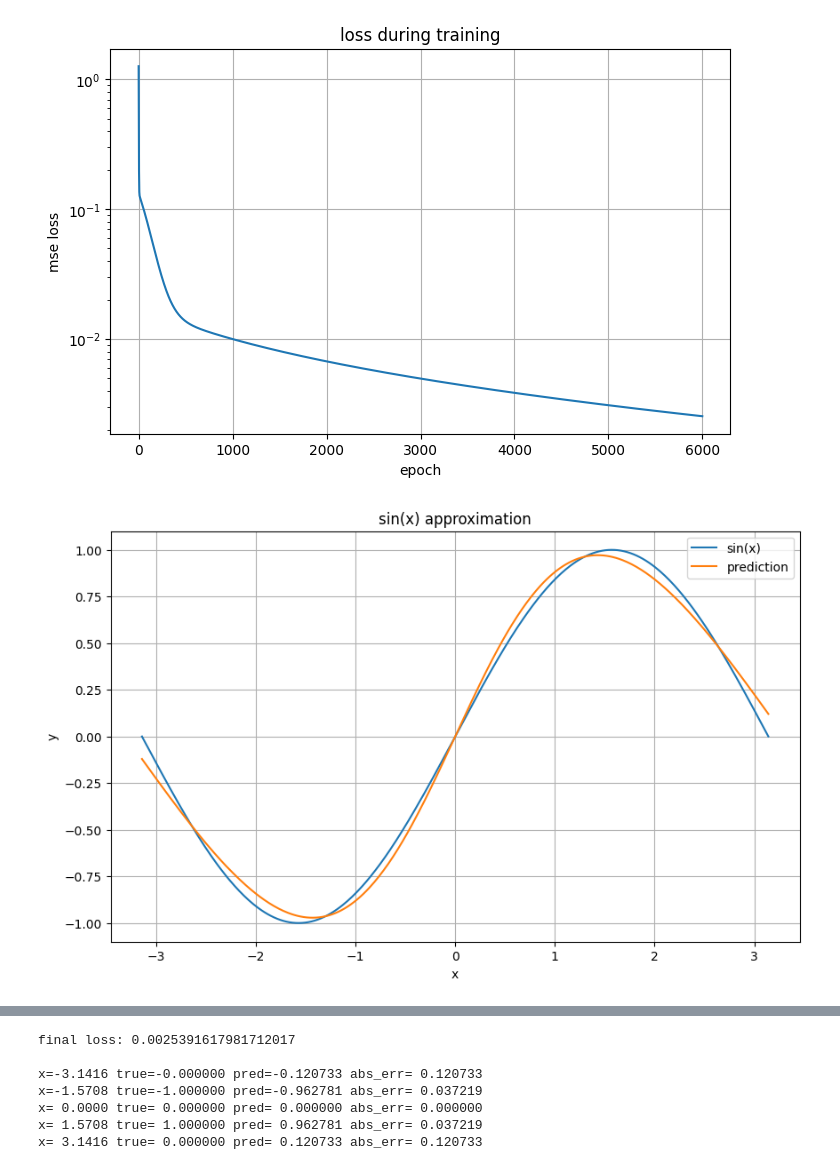
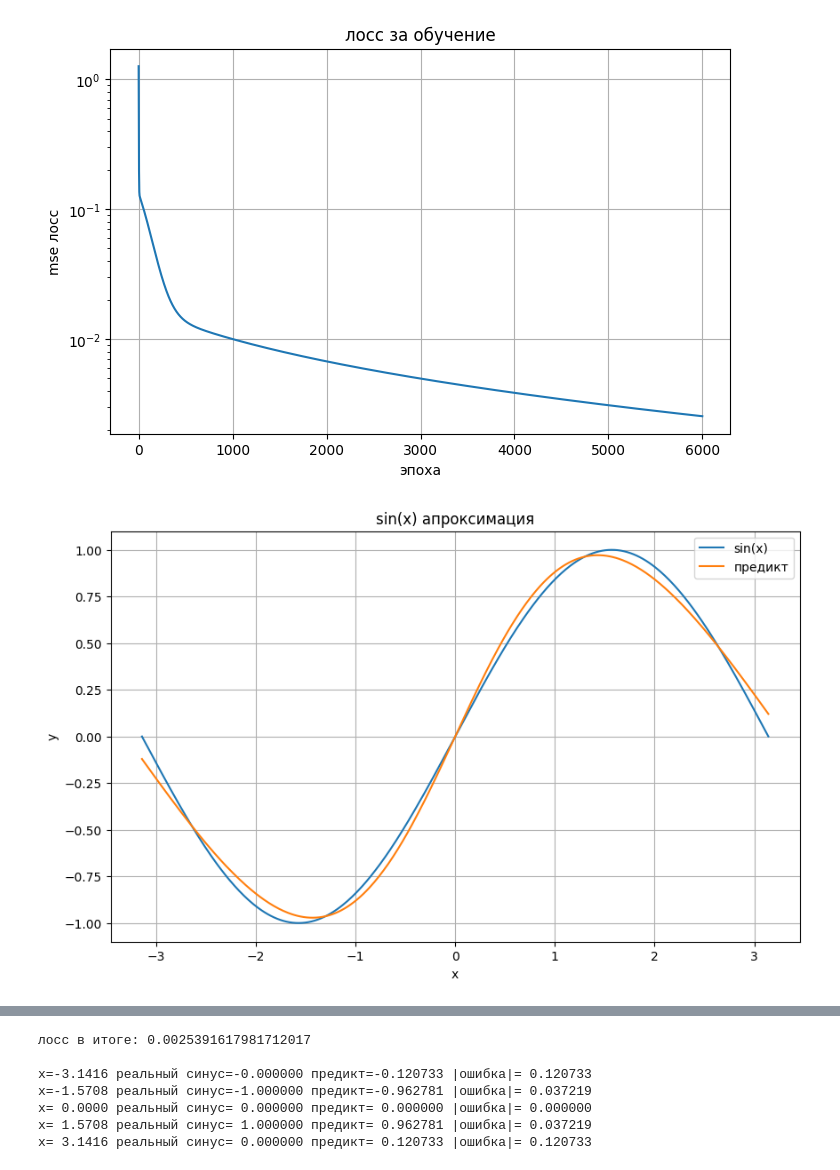
Before and after one commit to DJkeee/NN-from-scratch, a Jupyter notebook: main.ipynb, the cells around one changed output, grey strips where cells are left out. Drawn from its saved outputs; the diff is of its cells as text; code cells hidden in the pictures.

```diff
--- a/main.ipynb
+++ b/main.ipynb
@@ -41,33 +41,33 @@ control_x = np.array([
 ])
 control_true = np.sin(control_x)
 control_pred = network.predict(control_x)
 
 plt.figure(figsize=(8, 5))
 plt.plot(history)
-plt.yscale("лог")
+plt.yscale("log")
 plt.xlabel("эпоха")
 plt.ylabel("mse лосс")
 plt.title("лосс за обучение")
 plt.grid(True)
 plt.show()
 
 plt.figure(figsize=(10, 6))
 plt.plot(x_test.ravel(), y_true.ravel(), label="sin(x)")
 plt.plot(x_test.ravel(), y_pred.ravel(), label="предикт")
 plt.xlabel("x")
 plt.ylabel("y")
 plt.title("sin(x) апроксимация")
 plt.legend()
 plt.grid(True)
 plt.show()
 
 print("лосс в итоге:", history[-1])
 print()
 
 for x_value, true_value, pred_value in zip(control_x.ravel(), control_true.ravel(), control_pred.ravel()):
     print(
         f"x={x_value: .4f} реальный синус={true_value: .6f} предикт={pred_value: .6f} |ошибка|={abs(true_value - pred_value): .6f}"
     )
 # %% [output]
-[figure, old version]
+[figure, new version]
-[figure, old version]
+[figure, new version]
@@ -75,7 +74,7 @@ for x_value, true_value, pred_value in zip(control_x.ravel(), control_true.ravel
-final loss: 0.0025391617981712017
+лосс в итоге: 0.0025391617981712017
 
-x=-3.1416 true=-0.000000 pred=-0.120733 abs_err= 0.120733
-x=-1.5708 true=-1.000000 pred=-0.962781 abs_err= 0.037219
-x= 0.0000 true= 0.000000 pred= 0.000000 abs_err= 0.000000
-x= 1.5708 true= 1.000000 pred= 0.962781 abs_err= 0.037219
-x= 3.1416 true= 0.000000 pred= 0.120733 abs_err= 0.120733
+x=-3.1416 реальный синус=-0.000000 предикт=-0.120733 |ошибка|= 0.120733
+x=-1.5708 реальный синус=-1.000000 предикт=-0.962781 |ошибка|= 0.037219
+x= 0.0000 реальный синус= 0.000000 предикт= 0.000000 |ошибка|= 0.000000
+x= 1.5708 реальный синус= 1.000000 предикт= 0.962781 |ошибка|= 0.037219
+x= 3.1416 реальный синус= 0.000000 предикт= 0.120733 |ошибка|= 0.120733
```
Also changed, not shown: parts of 1 cell of this notebook.
